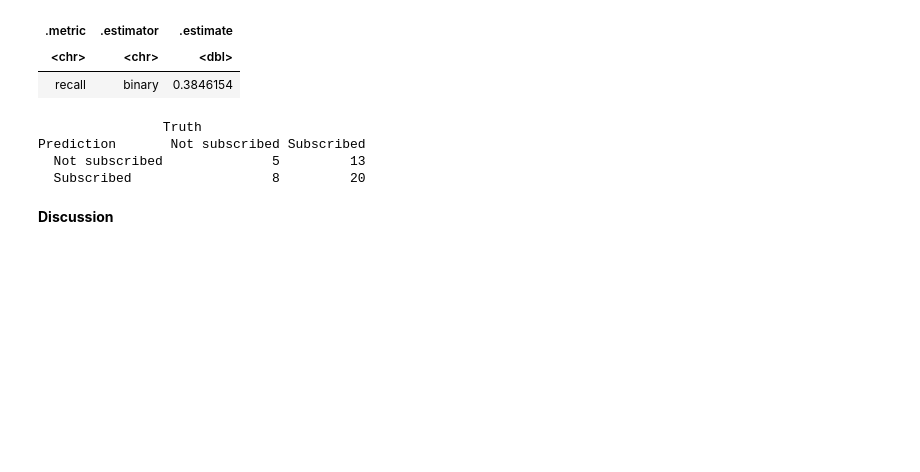
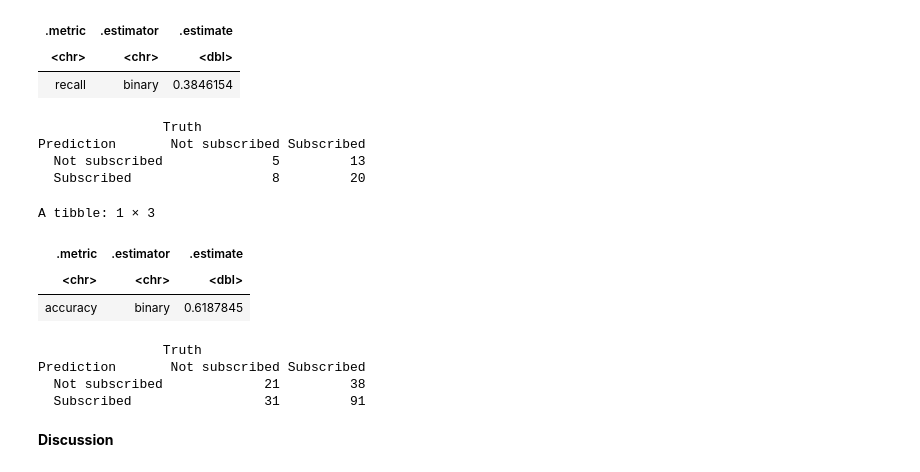
Before and after one commit to kaede53/dsci-100-final-report, a Jupyter notebook: OfficialReport.ipynb, the cells around one changed output. Drawn from its saved outputs; the diff is of its cells as text; code cells hidden in the pictures; blank space fills up the shorter version.

```diff
--- a/OfficialReport.ipynb
+++ b/OfficialReport.ipynb
@@ -186,21 +219,18 @@ cross_val_plot
 A K value of 9 seems to be the best choice, as it has the greatest accuracy and no steep drops before or after it.
 # %%
 # Evaluation on the test set
-players_recipe <- recipe(subscribe ~ Age + played_mins, data = players_train) |>
-  step_scale(all_predictors()) |>
-  step_center(all_predictors())
 
-knn_spec <- nearest_neighbor(weight_func = "rectangular", neighbors = 9) |>
+fin_knn_spec <- nearest_neighbor(weight_func = "rectangular", neighbors = 9) |>
   set_engine("kknn") |>
   set_mode("classification")
 
-knn_fit <- workflow() |>
+fin_knn_fit <- workflow() |>
   add_recipe(players_recipe) |>
-  add_model(knn_spec) |>
+  add_model(fin_knn_spec) |>
   fit(data = players_train)
 
 # Predictions & Accuracy of the model
-players_test_prediction <- predict(knn_fit, players_test) |>
+players_test_prediction <- predict(fin_knn_fit, players_test) |>
                         bind_cols(players_test)
 
 players_test_prediction |>
@@ -234,5 +264,26 @@ A tibble: 1 × 3
 Prediction       Not subscribed Subscribed
   Not subscribed              5         13
   Subscribed                  8         20
+# %%
+players_predictions <- predict(fin_knn_fit, players_scale_time) |>
+                       bind_cols(players_scale_time)
+
+metrics <- players_predictions |>
+           metrics(truth = subscribe, estimate = .pred_class) |>
+           filter(.metric == 'accuracy')
+metrics
+
+confusion_mat_2 <- players_predictions |>
+                   conf_mat(truth = subscribe, estimate = .pred_class)
+confusion_mat_2
+# %% [output]
+A tibble: 1 × 3
+| .metric | .estimator | .estimate |
+| <chr> | <chr> | <dbl> |
+| accuracy | binary | 0.6187845 |
+                Truth
+Prediction       Not subscribed Subscribed
+  Not subscribed             21         38
+  Subscribed                 31         91
 # %% [markdown]
 **Discussion**
```
Also changed, not shown: parts of 13 cells of this notebook.
